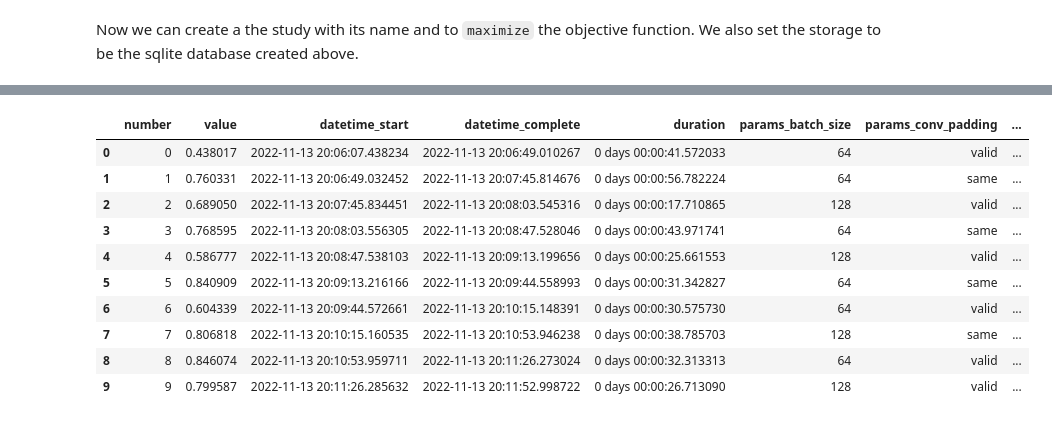
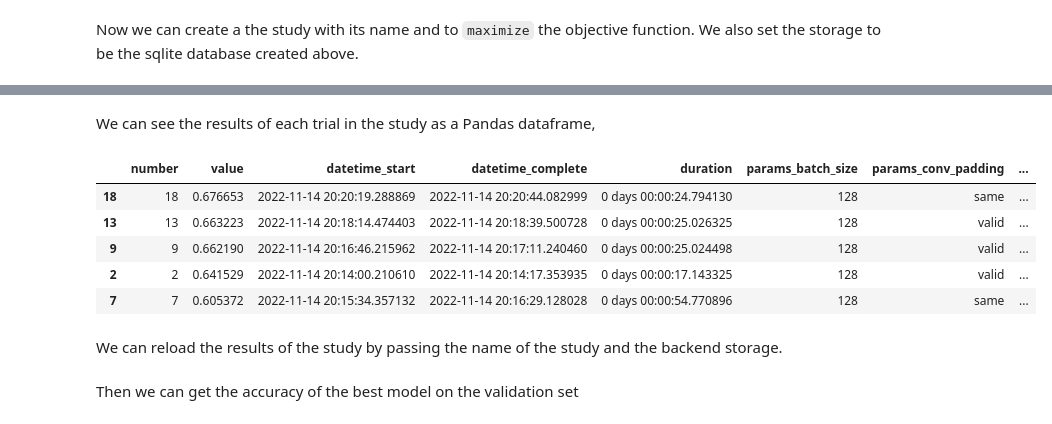
Before and after one commit to mdh266/TextClassificationApp, a Jupyter notebook: notebooks/NLP-Part4.ipynb, the cells around one changed output, grey strips where cells are left out. Cells and saved outputs as stored; diff of their text form; code cells hidden in the pictures.

```diff
--- a/notebooks/NLP-Part4.ipynb
+++ b/notebooks/NLP-Part4.ipynb
@@ -508,14 +522,13 @@ study.optimize(objective,
-# %%
-study.trials_dataframe()
-# %% [output]
-|  | number | value | datetime_start | datetime_complete | duration | params_batch_size | params_conv_padding | ... |
-| 0 | 0 | 0.438017 | 2022-11-13 20:06:07.438234 | 2022-11-13 20:06:49.010267 | 0 days 00:00:41.572033 | 64 | valid | ... |
-| 1 | 1 | 0.760331 | 2022-11-13 20:06:49.032452 | 2022-11-13 20:07:45.814676 | 0 days 00:00:56.782224 | 64 | same | ... |
-| 2 | 2 | 0.689050 | 2022-11-13 20:07:45.834451 | 2022-11-13 20:08:03.545316 | 0 days 00:00:17.710865 | 128 | valid | ... |
-| 3 | 3 | 0.768595 | 2022-11-13 20:08:03.556305 | 2022-11-13 20:08:47.528046 | 0 days 00:00:43.971741 | 64 | same | ... |
-| 4 | 4 | 0.586777 | 2022-11-13 20:08:47.538103 | 2022-11-13 20:09:13.199656 | 0 days 00:00:25.661553 | 128 | valid | ... |
-| 5 | 5 | 0.840909 | 2022-11-13 20:09:13.216166 | 2022-11-13 20:09:44.558993 | 0 days 00:00:31.342827 | 64 | same | ... |
-| 6 | 6 | 0.604339 | 2022-11-13 20:09:44.572661 | 2022-11-13 20:10:15.148391 | 0 days 00:00:30.575730 | 64 | valid | ... |
-| 7 | 7 | 0.806818 | 2022-11-13 20:10:15.160535 | 2022-11-13 20:10:53.946238 | 0 days 00:00:38.785703 | 128 | same | ... |
-| 8 | 8 | 0.846074 | 2022-11-13 20:10:53.959711 | 2022-11-13 20:11:26.273024 | 0 days 00:00:32.313313 | 64 | valid | ... |
-| 9 | 9 | 0.799587 | 2022-11-13 20:11:26.285632 | 2022-11-13 20:11:52.998722 | 0 days 00:00:26.713090 | 128 | valid | ... |
+# %% [markdown]
+We can see the results of each trial in the study as a Pandas dataframe,
+# %%
+study.trials_dataframe().sort_values("value", ascending=False).head(5)
+# %% [output]
+|  | number | value | datetime_start | datetime_complete | duration | params_batch_size | params_conv_padding | ... |
+| 18 | 18 | 0.676653 | 2022-11-14 20:20:19.288869 | 2022-11-14 20:20:44.082999 | 0 days 00:00:24.794130 | 128 | same | ... |
+| 13 | 13 | 0.663223 | 2022-11-14 20:18:14.474403 | 2022-11-14 20:18:39.500728 | 0 days 00:00:25.026325 | 128 | valid | ... |
+| 9 | 9 | 0.662190 | 2022-11-14 20:16:46.215962 | 2022-11-14 20:17:11.240460 | 0 days 00:00:25.024498 | 128 | valid | ... |
+| 2 | 2 | 0.641529 | 2022-11-14 20:14:00.210610 | 2022-11-14 20:14:17.353935 | 0 days 00:00:17.143325 | 128 | valid | ... |
+| 7 | 7 | 0.605372 | 2022-11-14 20:15:34.357132 | 2022-11-14 20:16:29.128028 | 0 days 00:00:54.770896 | 128 | same | ... |
+# %% [markdown]
+We can reload the results of the study by passing the name of the study and the backend storage.
@@ -522,3 +537,5 @@ study.trials_dataframe()
+# %% [markdown]
+Then we can get the accuracy of the best model on the validation set
 # %%
 study.best_value
 # %% [output]
```
Also changed, not shown: parts of 56 cells of this notebook.
